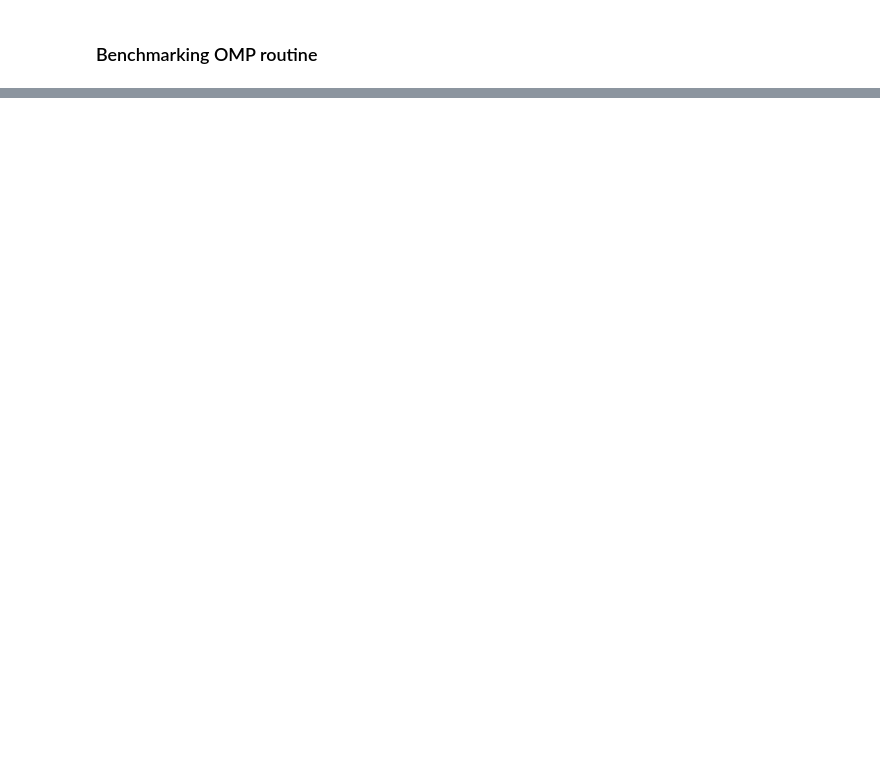
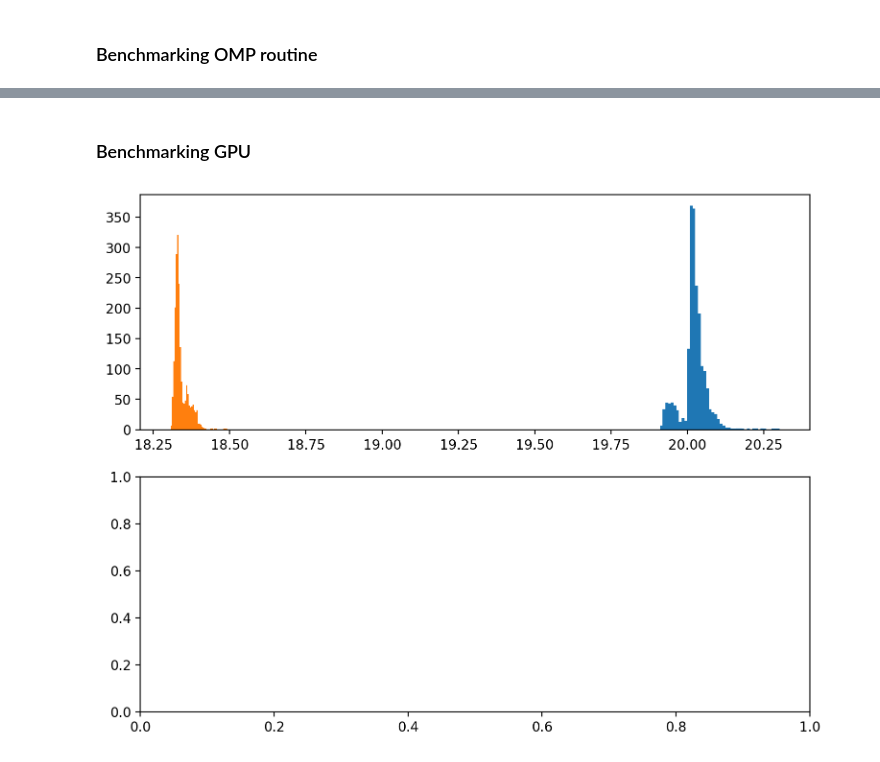
Before and after one commit to RaffaeleSabatini/Thermal-diffusion-simulation, a Jupyter notebook: plots.ipynb, the cells around one changed output, grey strips where cells are left out. Saved outputs shown, nothing was run; the diff lists cells and outputs as text; code cells hidden in the pictures; blank space fills up the shorter version.

```diff
--- a/plots.ipynb
+++ b/plots.ipynb
@@ -135,0 +139,12 @@ plt.tight_layout()
+# %% [markdown]
+### Benchmarking GPU
+# %%
+data_files = glb.glob("cuda_avg_temp*")
+fields = ["loop-time(ms)"]#, "compT_time(ms)"]
+fig, axes = plt.subplots(nrows=len(data_files), dpi=200, figsize=(9,7))
+for i, df in enumerate(data_files):
+    data = pd.read_csv(df, sep=" ")
+    loop_t = data[fields[0]]
+    axes[0].hist(loop_t, bins=int(np.sqrt(loop_t.size)))
+# %% [output]
+[figure, added]
```
Also changed, not shown: parts of 3 cells of this notebook, 1 other file.
